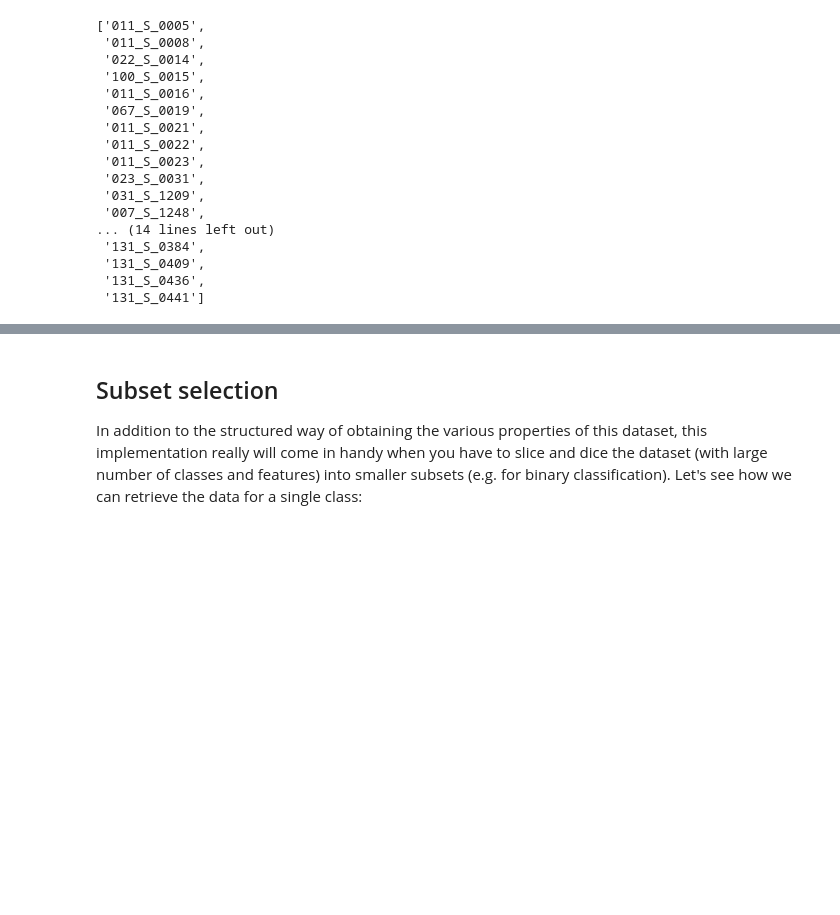
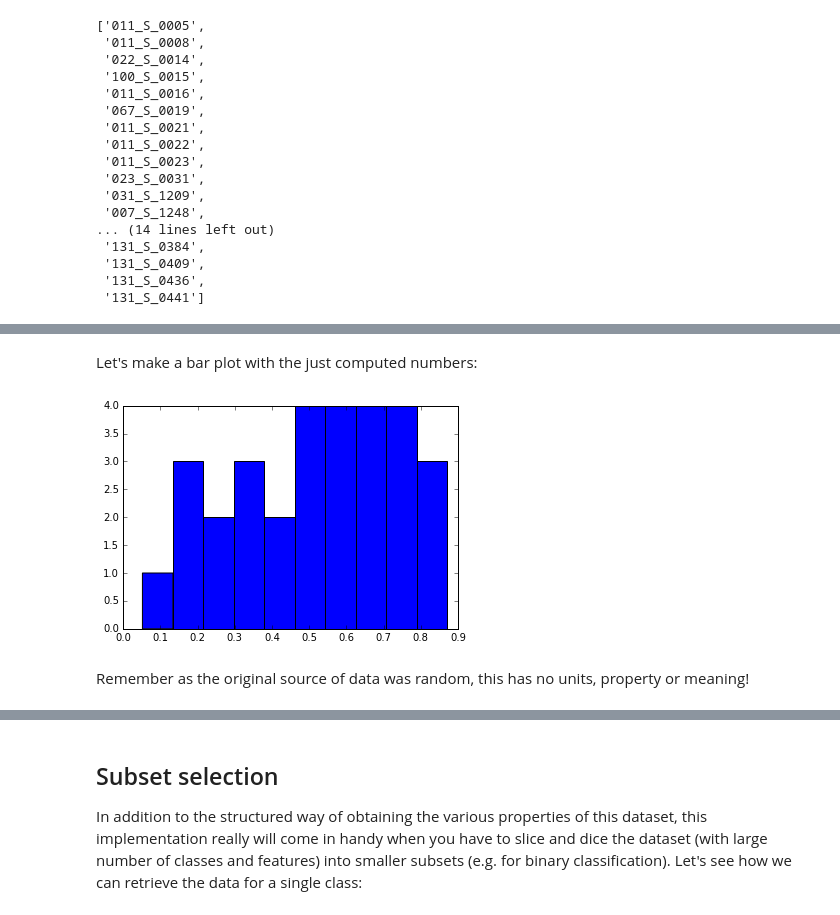
Before and after one commit to raamana/pyradigm, a Jupyter notebook: MLDatasetExample.ipynb, the cells around one changed output, grey strips where cells are left out. Drawn from its saved outputs; the diff is of its cells as text; code cells hidden in the pictures; blank space fills up the shorter version.

Commit message:
example to compute mean thickness in an ROI, while iterating over samples.

```diff
--- a/MLDatasetExample.ipynb
+++ b/MLDatasetExample.ipynb
@@ -48,7 +50,7 @@ def read_thickness(path):
 
     # in your actural routine, this might be:
     #   pysurfer.read_thickness(path).values()
-    return np.random.random(8)
+    return np.random.random(2)
 
 
 def get_features(work_dir, subj_id):
@@ -238,0 +233,3 @@ dataset.sample_ids
+# %%
+for sample, features in dataset.data.items():
+    print "{} : {:>10} : {}".format(sample, dataset.classes[sample], features)
@@ -238,0 +258,7 @@ dataset.sample_ids
+# %%
+# let's make a function to return the indices for the ROI
+def get_ROI_indices(ctx_label=None):
+    if ctx_label == 'post_cingulate_gyrus':
+        return xrange(2) # dummy for now
+    else:
+        return xrange(dataset.num_features) # all the features
@@ -238,0 +267,5 @@ dataset.sample_ids
+# %%
+avg_thickness = dict()
+for sample, features in dataset.data.items():
+    avg_thickness[sample] = np.mean(features[get_ROI_indices('post_cingulate_gyrus')])
+    print "{} {:>10}  {:.2f}".format(sample, dataset.classes[sample], avg_thickness[sample] )
@@ -239,3 +290,13 @@ dataset.sample_ids
+# %% [markdown]
+Let's make a bar plot with the just computed numbers:
+# %%
+import matplotlib.pyplot as plt
+%matplotlib inline
+n, bins, patches = plt.hist(avg_thickness.values())
+# %% [output]
+[figure, added]
+# %% [markdown]
+Remember as the original source of data was random, this has no units, property or meaning!
 # %% [markdown]
 <a id='subsetselection'></a>
 # %% [markdown]
```
Also changed, not shown: parts of 22 cells of this notebook.
